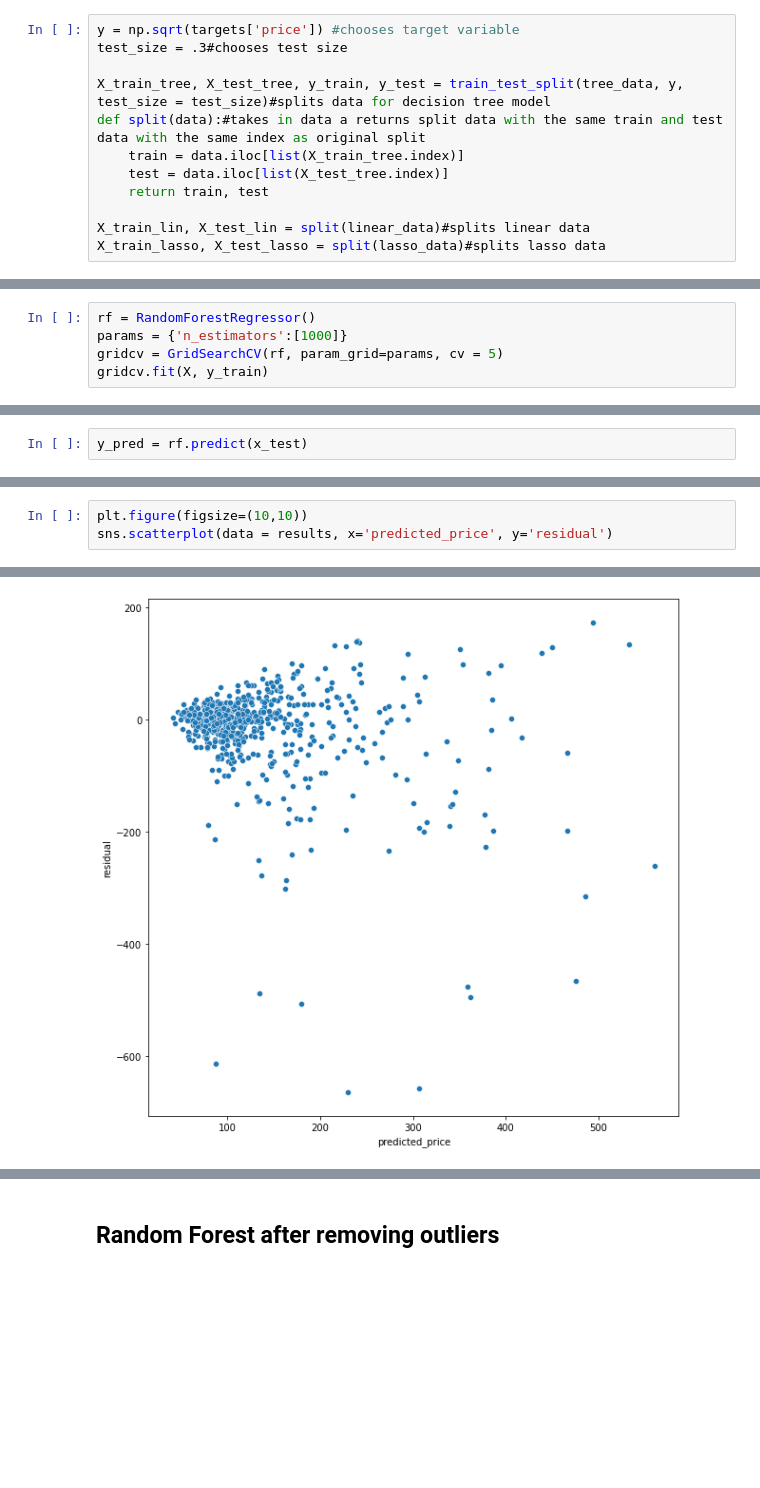
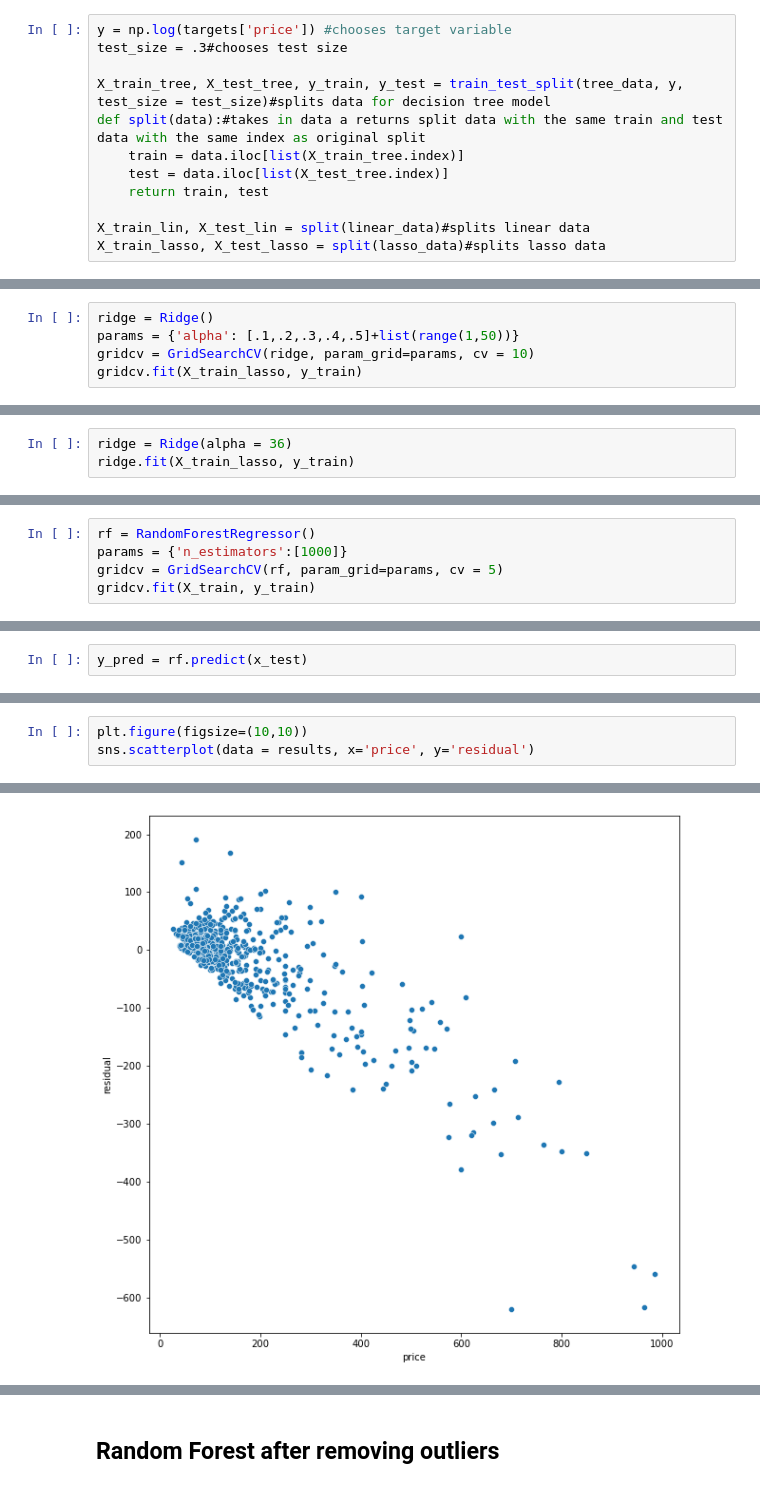
Before and after one commit to john-tenney/Capstone_Two, a Jupyter notebook: notebooks/Modeling.ipynb, the cells around one changed output, grey strips where cells are left out. Saved outputs shown, nothing was run; the diff lists cells and outputs as text; blank space fills up the shorter version.

```diff
--- a/notebooks/Modeling.ipynb
+++ b/notebooks/Modeling.ipynb
@@ -48,7 +52,7 @@ print((linear_data["reviews_per_month"]==tree_data["reviews_per_month"]).unique(
 # %% [output]
 [ True]
 # %%
-y = np.sqrt(targets['price']) #chooses target variable
+y = np.log(targets['price']) #chooses target variable
 test_size = .3#chooses test size
 
 X_train_tree, X_test_tree, y_train, y_test = train_test_split(tree_data, y, test_size = test_size)#splits data for decision tree model
@@ -167,0 +184,5 @@ r2_score(y_test, dummy_y)
+# %%
+ridge = Ridge()
+params = {'alpha': [.1,.2,.3,.4,.5]+list(range(1,50))}
+gridcv = GridSearchCV(ridge, param_grid=params, cv = 10)
+gridcv.fit(X_train_lasso, y_train)
@@ -167,0 +200,3 @@ r2_score(y_test, dummy_y)
+# %%
+ridge = Ridge(alpha = 36)
+ridge.fit(X_train_lasso, y_train)
@@ -174,5 +217,5 @@ X_train, x_test = split(X)
 rf = RandomForestRegressor()
 params = {'n_estimators':[1000]}
 gridcv = GridSearchCV(rf, param_grid=params, cv = 5)
-gridcv.fit(X, y_train)
+gridcv.fit(X_train, y_train)
 # %% [output]
@@ -235,4 +257,4 @@ results.head()
 # %%
 plt.figure(figsize=(10,10))
-sns.scatterplot(data = results, x='predicted_price', y='residual')
+sns.scatterplot(data = results, x='price', y='residual')
 # %% [output]
@@ -240 +262 @@ sns.scatterplot(data = results, x='predicted_price', y='residual')
-[figure, old version]
+[figure, new version]
```
Also changed, not shown: parts of 52 cells of this notebook, 5 other files.
